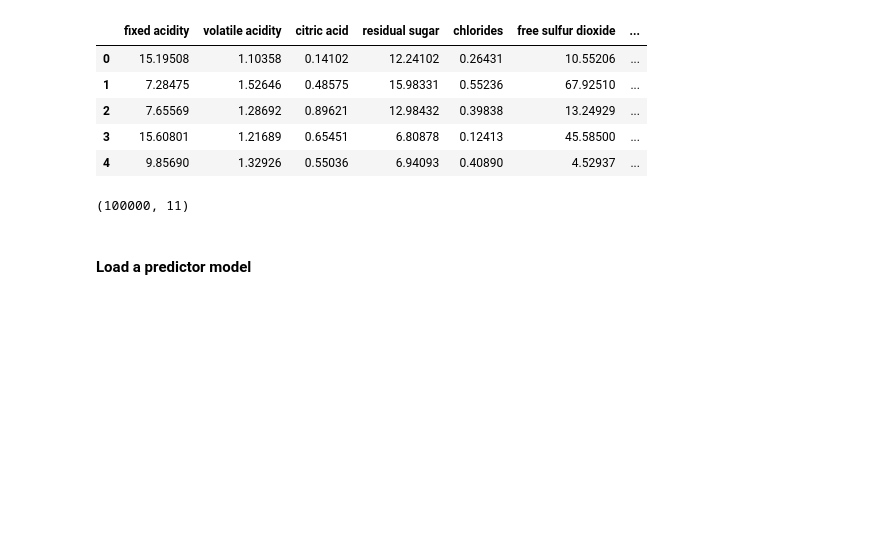
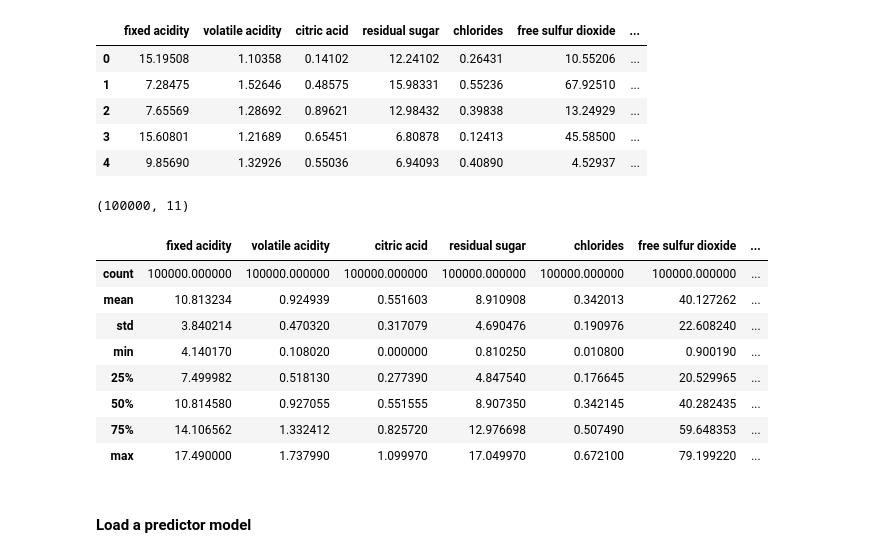
Before and after one commit to JimCDabc/Project_3_Wine-inator, a Jupyter notebook: static/ml/redwine_monkey_predicts.ipynb, the cells around one changed output. Cells and saved outputs as stored; diff of their text form; code cells hidden in the pictures; blank space fills up the shorter version.

```diff
--- a/static/ml/redwine_monkey_predicts.ipynb
+++ b/static/ml/redwine_monkey_predicts.ipynb
@@ -197,6 +197,18 @@ alcohol
 runX_df.shape
 # %% [output]
 (100000, 11)
+# %%
+runX_df.describe()
+# %% [output]
+|  | fixed acidity | volatile acidity | citric acid | residual sugar | chlorides | free sulfur dioxide | ... |
+| count | 100000.000000 | 100000.000000 | 100000.000000 | 100000.000000 | 100000.000000 | 100000.000000 | ... |
+| mean | 10.813234 | 0.924939 | 0.551603 | 8.910908 | 0.342013 | 40.127262 | ... |
+| std | 3.840214 | 0.470320 | 0.317079 | 4.690476 | 0.190976 | 22.608240 | ... |
+| min | 4.140170 | 0.108020 | 0.000000 | 0.810250 | 0.010800 | 0.900190 | ... |
+| 25% | 7.499982 | 0.518130 | 0.277390 | 4.847540 | 0.176645 | 20.529965 | ... |
+| 50% | 10.814580 | 0.927055 | 0.551555 | 8.907350 | 0.342145 | 40.282435 | ... |
+| 75% | 14.106562 | 1.332412 | 0.825720 | 12.976698 | 0.507490 | 59.648353 | ... |
+| max | 17.490000 | 1.737990 | 1.099970 | 17.049970 | 0.672100 | 79.199220 | ... |
 # %% [markdown]
 #### Load a predictor model
 # %%
```
Also changed, not shown: 1 other file.
